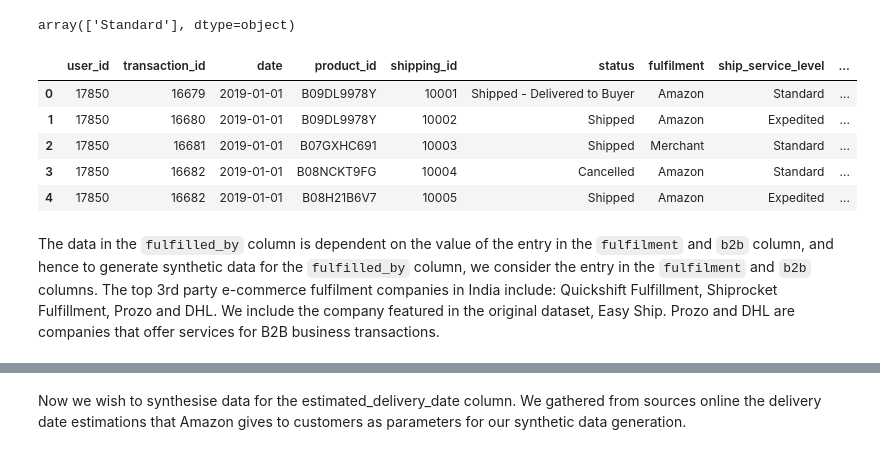
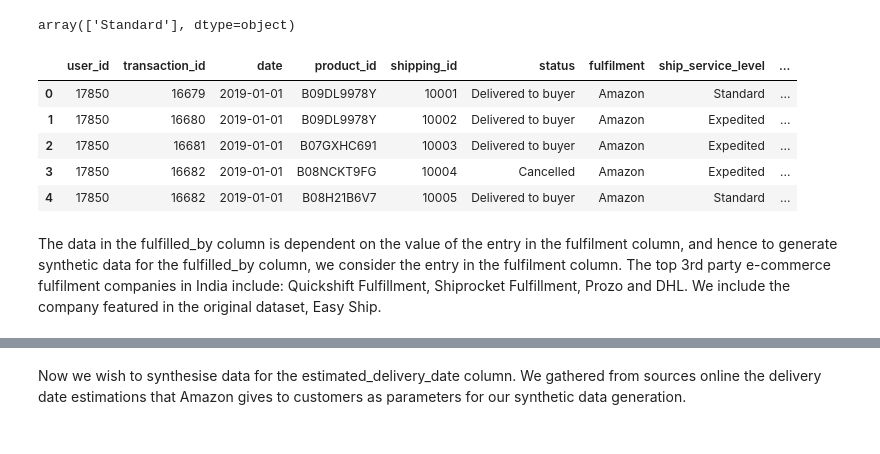
Before and after one commit to sweeenlim/Passion8, a Jupyter notebook: data/cleaning/amazon_sales_cleaning_edit.ipynb, the cells around one changed output, grey strips where cells are left out. Cells and saved outputs as stored; diff of their text form; code cells hidden in the pictures.

```diff
--- a/data/cleaning/amazon_sales_cleaning_edit.ipynb
+++ b/data/cleaning/amazon_sales_cleaning_edit.ipynb
@@ -152,7 +141,7 @@ for i in status_values:
 values = []
 prob = []
 
-data_generation_names = ["Status", "Fulfilment", "ship-service-level", "Courier Status", "B2B"]
+data_generation_names = ["Status", "Fulfilment", "ship-service-level"]
 
 for i in data_generation_names:
     values.append(df[i].value_counts(normalize=True).index.tolist())
@@ -175,30 +148,0 @@ array(['Shipped - Delivered to Buyer', 'Shipped', 'Cancelled',
-# %%
-# Synthesise data for courier_status column
-
-courier_status_cancelled = ["Courier not booked", "Cancelled", "Unshipped"]
-courier_status_shipped = ["Shipped", "Unshipped", "Cancelled"]
-courier_status_pending = ['Unshipped', 'Cancelled', 'Shipped']
-courier_status_waiting_shipping = ['Unshipped']
-
-
-
-conditions = [(online_sales_df["status"] == "Cancelled"),
-              (online_sales_df["status"] == "Shipped"),
-              (online_sales_df["status"] == "Pending"),
-              (online_sales_df["status"] == "Pending - Waiting for Pick Up") |  (online_sales_df["status"] == "Shipping")
-              ]
-choices = [np.random.choice(courier_status_cancelled, size = len(online_sales_df)),
-           np.random.choice(courier_status_shipped, size = len(online_sales_df)),
-           np.random.choice(courier_status_pending, size = len(online_sales_df)),
-           np.random.choice(courier_status_waiting_shipping, size = len(online_sales_df))
-           ]
-
-online_sales_df["courier_status"] = (
-    np.select(
-        conditions,
-        choices,
-        default = "Shipped"
-    )
-)
-
-online_sales_df.head()
@@ -218,27 +155,27 @@ df["ship-service-level"][df["Fulfilment"] == "Merchant"].unique()
 # %% [output]
 array(['Standard'], dtype=object)
 # %%
-# Generate synthetic data based on the constraints tabulated for fulfilment, ship_service_level and b2b
+# Generate synthetic data for status, fulfilment and ship_service_level column based on constraints tabulated
 
-online_sales_df["fulfilment"] = np.random.choice(values[1], size = len(online_sales_df), p = prob[1])
-online_sales_df["ship_service_level"] = np.random.choice(values[2], size = len(online_sales_df), p = prob[2])
-online_sales_df["b2b"] = np.random.choice(values[4], size = len(online_sales_df), p = prob[4])
+synthetic_data_names = ["status", "fulfilment", "ship_service_level"]
+x = 0
 
-
-# Handle the case when fulfilment == "Merchant"
+for i in synthetic_data_names:
+    online_sales_df[i] = np.random.choice(values[x], size = len(online_sales_df), p = prob[x])
+    x += 1
 
 online_sales_df.loc[online_sales_df['fulfilment'] == 'Merchant', 'ship_service_level'] = 'Standard'
 
 online_sales_df.head()
 # %% [output]
 |  | user_id | transaction_id | date | product_id | shipping_id | status | fulfilment | ship_service_level | ... |
-| 0 | 17850 | 16679 | 2019-01-01 | B09DL9978Y | 10001 | Shipped - Delivered to Buyer | Amazon | Standard | ... |
-| 1 | 17850 | 16680 | 2019-01-01 | B09DL9978Y | 10002 | Shipped | Amazon | Expedited | ... |
-| 2 | 17850 | 16681 | 2019-01-01 | B07GXHC691 | 10003 | Shipped | Merchant | Standard | ... |
-| 3 | 17850 | 16682 | 2019-01-01 | B08NCKT9FG | 10004 | Cancelled | Amazon | Standard | ... |
-| 4 | 17850 | 16682 | 2019-01-01 | B08H21B6V7 | 10005 | Shipped | Amazon | Expedited | ... |
+| 0 | 17850 | 16679 | 2019-01-01 | B09DL9978Y | 10001 | Delivered to buyer | Amazon | Standard | ... |
+| 1 | 17850 | 16680 | 2019-01-01 | B09DL9978Y | 10002 | Delivered to buyer | Amazon | Expedited | ... |
+| 2 | 17850 | 16681 | 2019-01-01 | B07GXHC691 | 10003 | Delivered to buyer | Amazon | Expedited | ... |
+| 3 | 17850 | 16682 | 2019-01-01 | B08NCKT9FG | 10004 | Cancelled | Amazon | Expedited | ... |
+| 4 | 17850 | 16682 | 2019-01-01 | B08H21B6V7 | 10005 | Delivered to buyer | Amazon | Standard | ... |
 # %% [markdown]
-The data in the `fulfilled_by` column is dependent on the value of the entry in the `fulfilment` and `b2b` column, and hence to generate synthetic data for the `fulfilled_by` column, we consider the entry in the `fulfilment` and `b2b` columns. The top 3rd party e-commerce fulfilment companies in India include: Quickshift Fulfillment, Shiprocket Fulfillment, Prozo and DHL. We include the company featured in the original dataset, Easy Ship. Prozo and DHL are companies that offer services for B2B business transactions.
+The data in the fulfilled_by column is dependent on the value of the entry in the fulfilment column, and hence to generate synthetic data for the fulfilled_by column, we consider the entry in the fulfilment column. The top 3rd party e-commerce fulfilment companies in India include: Quickshift Fulfillment, Shiprocket Fulfillment, Prozo and DHL. We include the company featured in the original dataset, Easy Ship.
 # %%
 # Generate synthetic data for fulfilled_by column
 
```
Also changed, not shown: parts of 24 cells of this notebook, 3 other files.
